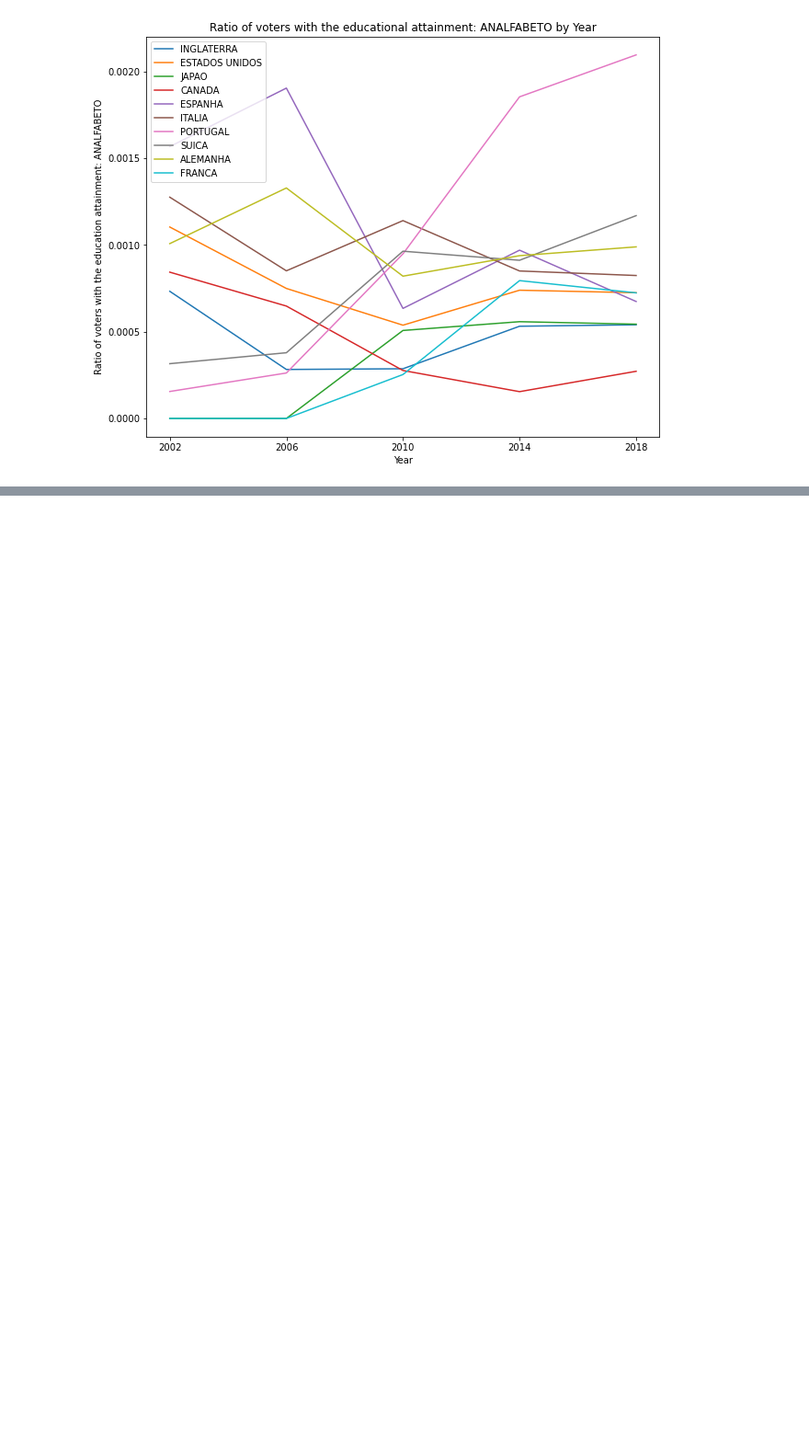
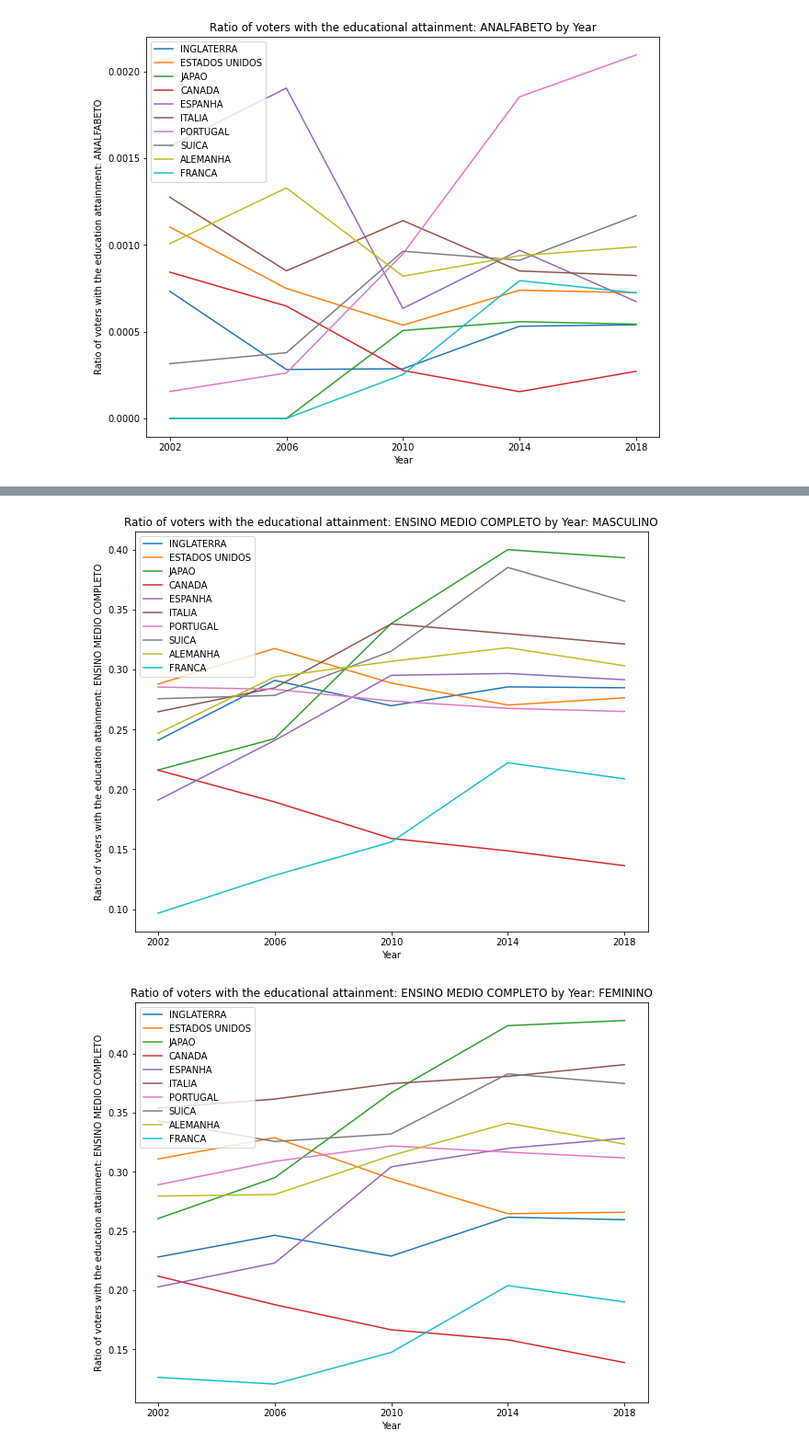
Before and after one commit to BU-Spark/ds-boston-bpda-br-election, a Jupyter notebook: TEAM1/src/electorate_location.ipynb, the cells around one changed output, grey strips where cells are left out. Shown at 92% size. Saved outputs shown, nothing was run; the diff lists cells and outputs as text; code cells hidden in the pictures; blank space fills up the shorter version.

```diff
--- a/TEAM1/src/electorate_location.ipynb
+++ b/TEAM1/src/electorate_location.ipynb
@@ -865,0 +894,7 @@ plot_education_ratios(top_10)
+# %%
+plot_education_by_country(top_10, "ENSINO MEDIO COMPLETO", "MASCULINO")
+
+plot_education_by_country(top_10, "ENSINO MEDIO COMPLETO", "FEMININO")
+# %% [output]
+[figure, added]
+[figure, added]
```
Also changed, not shown: parts of 9 cells of this notebook.
